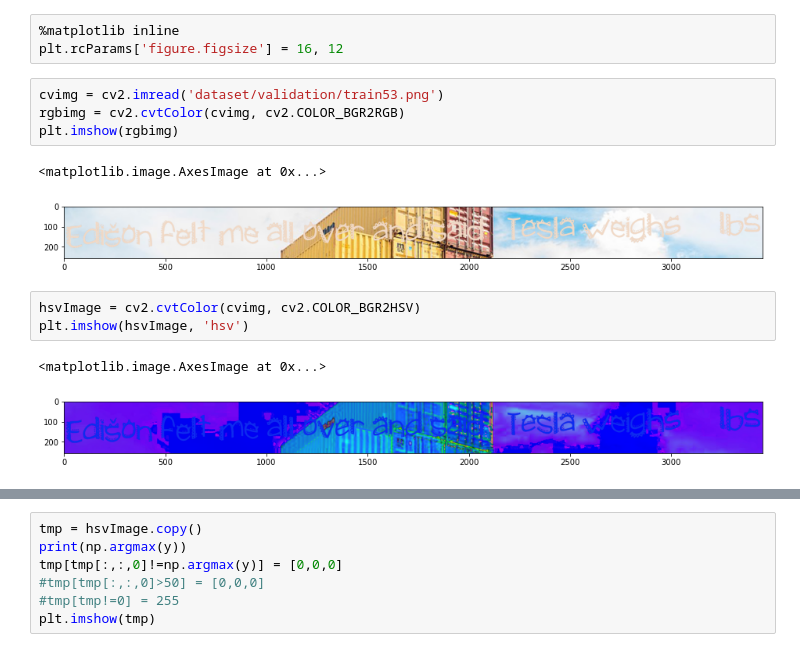
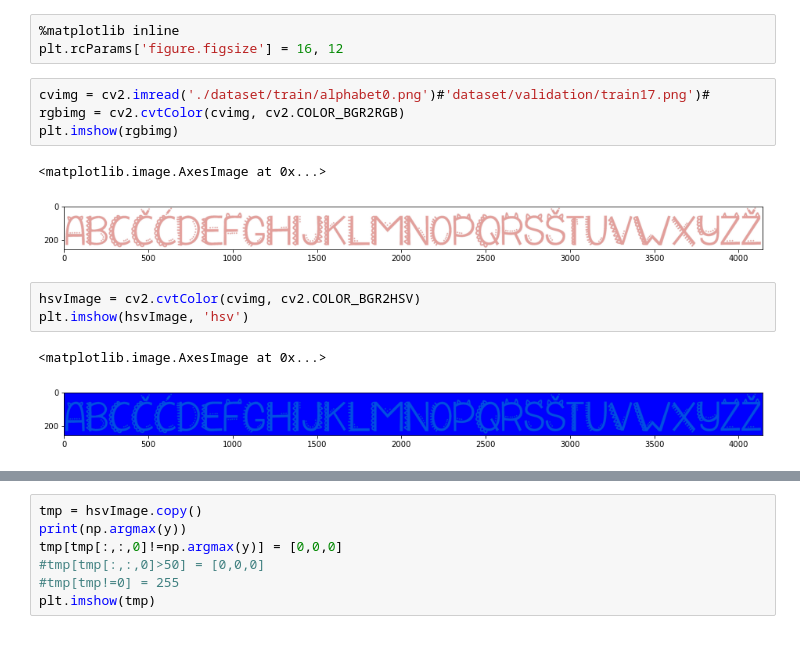
Before and after one commit to FmasterofU/soft-comp_challenges, a Jupyter notebook: 2_ocr/extract rois.ipynb, the cells around one changed output, grey strips where cells are left out. Saved outputs shown, nothing was run; the diff lists cells and outputs as text.

```diff
--- a/2_ocr/extract rois.ipynb
+++ b/2_ocr/extract rois.ipynb
@@ -8,16 +8,16 @@ import scipy.signal
 %matplotlib inline
 plt.rcParams['figure.figsize'] = 16, 12
 # %%
-cvimg = cv2.imread('dataset/validation/train53.png')
+cvimg = cv2.imread('./dataset/train/alphabet0.png')#'dataset/validation/train17.png')#
 rgbimg = cv2.cvtColor(cvimg, cv2.COLOR_BGR2RGB)
 plt.imshow(rgbimg)
 # %% [output]
 <matplotlib.image.AxesImage at 0x...>
-[figure, old version]
+[figure, new version]
 # %%
 hsvImage = cv2.cvtColor(cvimg, cv2.COLOR_BGR2HSV)
 plt.imshow(hsvImage, 'hsv')
 # %% [output]
 <matplotlib.image.AxesImage at 0x...>
-[figure, old version]
+[figure, new version]
 # %%
```
Also changed, not shown: parts of 13 cells of this notebook, 2 other files.
